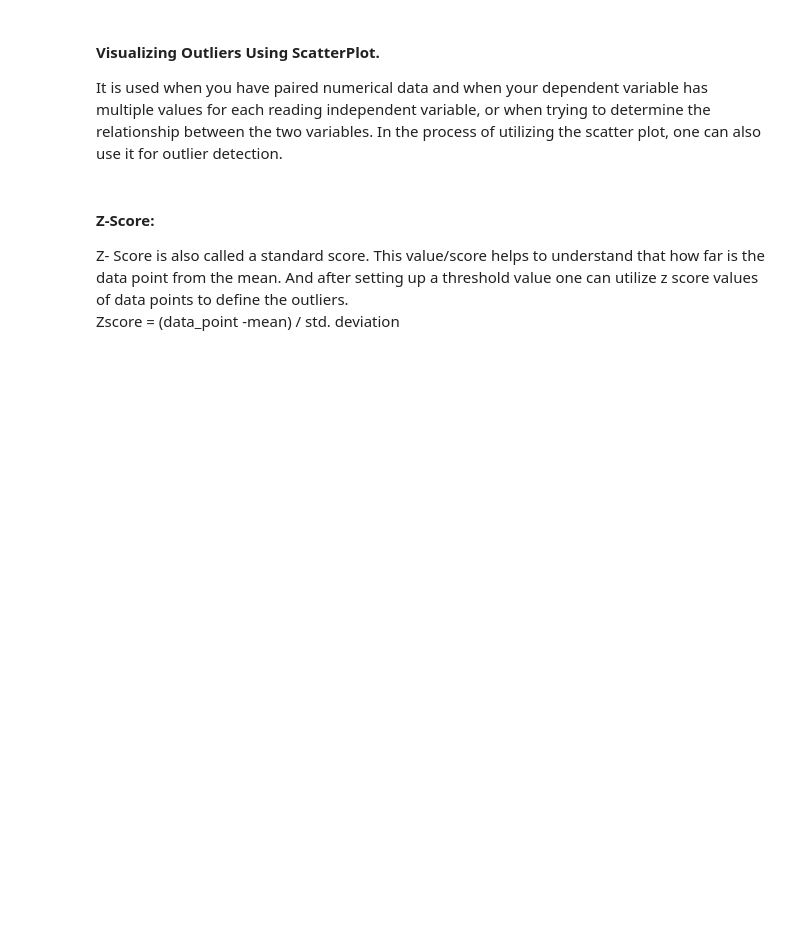
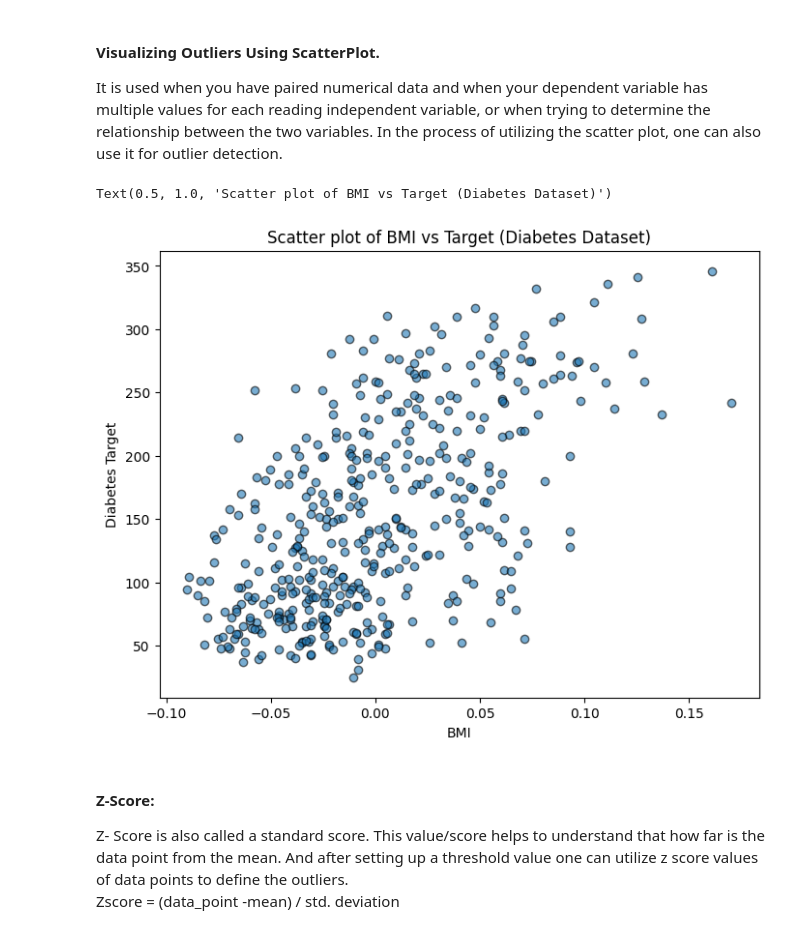
Before and after one commit to JariusBedward-8841640/Lab4---Tidying-Cleaning-Imputation-and-Outlier-Detection_JB, a Jupyter notebook: week5Lab_Students.ipynb, the cells around one changed output. Drawn from its saved outputs; the diff is of its cells as text; code cells hidden in the pictures; blank space fills up the shorter version.

```diff
--- a/week5Lab_Students.ipynb
+++ b/week5Lab_Students.ipynb
@@ -327,6 +325,15 @@ plt.show()
 #### Visualizing Outliers Using ScatterPlot.
 
 It is used when you have paired numerical data and when your dependent variable has multiple values for each reading independent variable, or when trying to determine the relationship between the two variables. In the process of utilizing the scatter plot, one can also use it for outlier detection.
+# %%
+plt.figure(figsize=(8, 6))
+plt.scatter(df_diabetes["bmi"], diabetes_data.target, alpha=0.6, edgecolors="k")
+plt.xlabel("BMI")
+plt.ylabel("Diabetes Target")
+plt.title("Scatter plot of BMI vs Target (Diabetes Dataset)")
+# %% [output]
+Text(0.5, 1.0, 'Scatter plot of BMI vs Target (Diabetes Dataset)')
+[figure, added]
 # %% [markdown]
 #### Z-Score:
 Z- Score is also called a standard score. This value/score helps to understand that how far is the data point from the mean. And after setting up a threshold value one can utilize z score values of data points to define the outliers.
```
Also changed, not shown: parts of 2 cells of this notebook.
